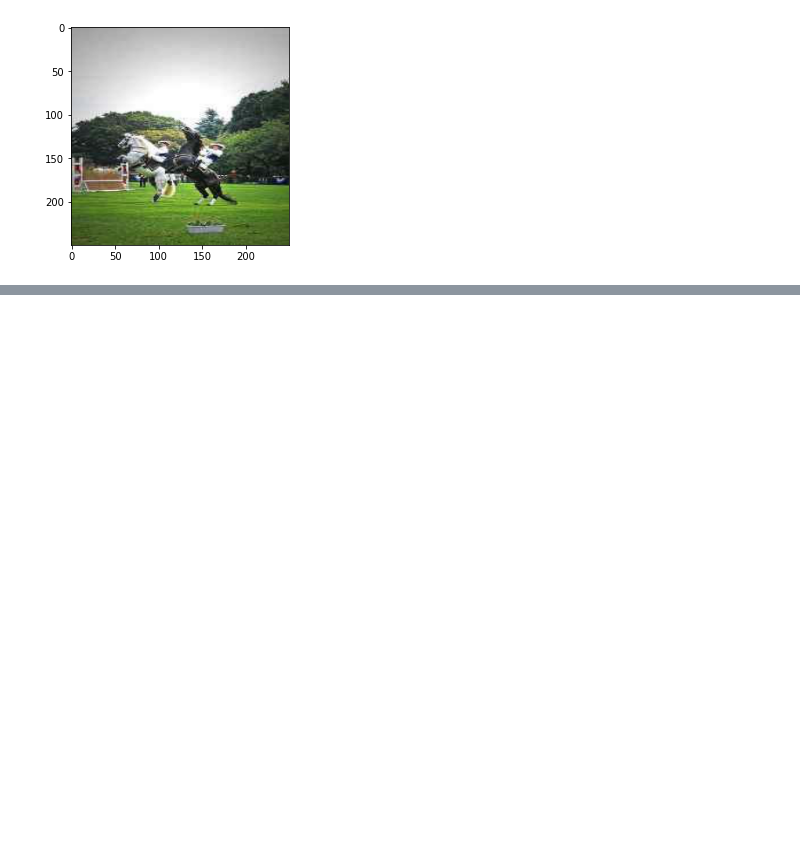
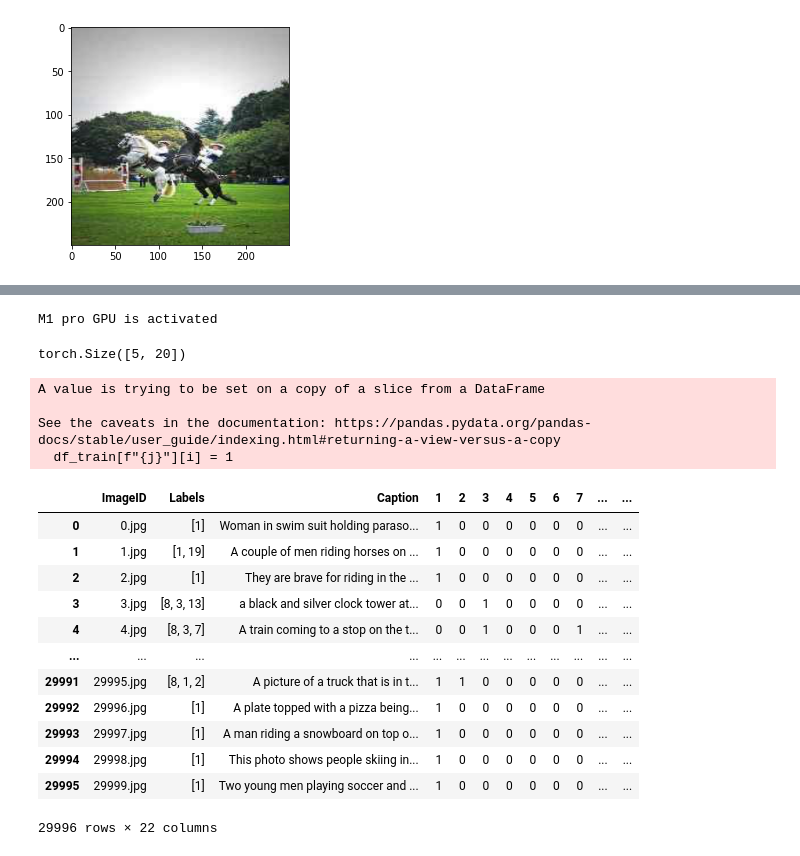
Before and after one commit to YarCode01/image_classification_with_caption, a Jupyter notebook: yari_initial.ipynb, the cells around one changed output, grey strips where cells are left out. Cells and saved outputs as stored; diff of their text form; code cells hidden in the pictures; blank space fills up the shorter version.

Commit message:
data_loader and training

```diff
--- a/yari_initial.ipynb
+++ b/yari_initial.ipynb
@@ -135,0 +134,26 @@ torch.save(model.state_dict(), "model.pt")
+# %%
+if torch.backends.mps.is_built():
+    device = torch.device("mps")
+    print("M1 pro GPU is activated")
+else:
+    device = torch.device("cuda")
+    cuda_id = torch.cuda.current_device()
+    print(f"ID of current CUDA device:{torch.cuda.current_device()}")
+
+    print(f"Name of current CUDA device:{torch.cuda.get_device_name(cuda_id)}")
+# %% [output]
+M1 pro GPU is activated
+# %%
+x_batch = x[:5]
+y = model(x_batch)
+y.shape
+# %% [output]
+torch.Size([5, 20])
+# %%
+import re
+import pandas as pd
+from io import StringIO
+FILENAME = 'train.csv'
+with open(FILENAME) as file:
+    lines = [re.sub(r'([^,])"(\s*[^\n])', r'\1/"\2', line) for line in file]
+    df_train = pd.read_csv(StringIO(''.join(lines)), escapechar="/")
@@ -135,0 +168,36 @@ torch.save(model.state_dict(), "model.pt")
+# %%
+
+for i in range(df_train.shape[0]):
+    df_train.Labels[i] = [int(j) for j in df_train.Labels[i].split()]
+max_i = 0
+for i in df_train.Labels:
+    max_i = max(max_i, max(i))
+min_i = 19
+for i in df_train.Labels:
+    min_i = min(min_i, min(i))
+min_i
+1
+for i in range(1, max_i+1):
+    df_train[f'{i}'] = 0
+for i in range(df_train.shape[0]):
+    for j in df_train.Labels[i]:
+        df_train[f"{j}"][i] = 1
+df_train
+# %% [output]
+A value is trying to be set on a copy of a slice from a DataFrame
+
+See the caveats in the documentation: https://pandas.pydata.org/pandas-docs/stable/user_guide/indexing.html#returning-a-view-versus-a-copy
+  df_train[f"{j}"][i] = 1
+|  | ImageID | Labels | Caption | 1 | 2 | 3 | 4 | 5 | 6 | 7 | ... | ... |
+| 0 | 0.jpg | [1] | Woman in swim suit holding paraso... | 1 | 0 | 0 | 0 | 0 | 0 | 0 | ... | ... |
+| 1 | 1.jpg | [1, 19] | A couple of men riding horses on ... | 1 | 0 | 0 | 0 | 0 | 0 | 0 | ... | ... |
+| 2 | 2.jpg | [1] | They are brave for riding in the ... | 1 | 0 | 0 | 0 | 0 | 0 | 0 | ... | ... |
+| 3 | 3.jpg | [8, 3, 13] | a black and silver clock tower at... | 0 | 0 | 1 | 0 | 0 | 0 | 0 | ... | ... |
+| 4 | 4.jpg | [8, 3, 7] | A train coming to a stop on the t... | 0 | 0 | 1 | 0 | 0 | 0 | 1 | ... | ... |
+| ... | ... | ... | ... | ... | ... | ... | ... | ... | ... | ... | ... | ... |
+| 29991 | 29995.jpg | [8, 1, 2] | A picture of a truck that is in t... | 1 | 1 | 0 | 0 | 0 | 0 | 0 | ... | ... |
+| 29992 | 29996.jpg | [1] | A plate topped with a pizza being... | 1 | 0 | 0 | 0 | 0 | 0 | 0 | ... | ... |
+| 29993 | 29997.jpg | [1] | A man riding a snowboard on top o... | 1 | 0 | 0 | 0 | 0 | 0 | 0 | ... | ... |
+| 29994 | 29998.jpg | [1] | This photo shows people skiing in... | 1 | 0 | 0 | 0 | 0 | 0 | 0 | ... | ... |
+| 29995 | 29999.jpg | [1] | Two young men playing soccer and ... | 1 | 0 | 0 | 0 | 0 | 0 | 0 | ... | ... |
+29996 rows × 22 columns
```
Also changed, not shown: parts of 11 cells of this notebook.
